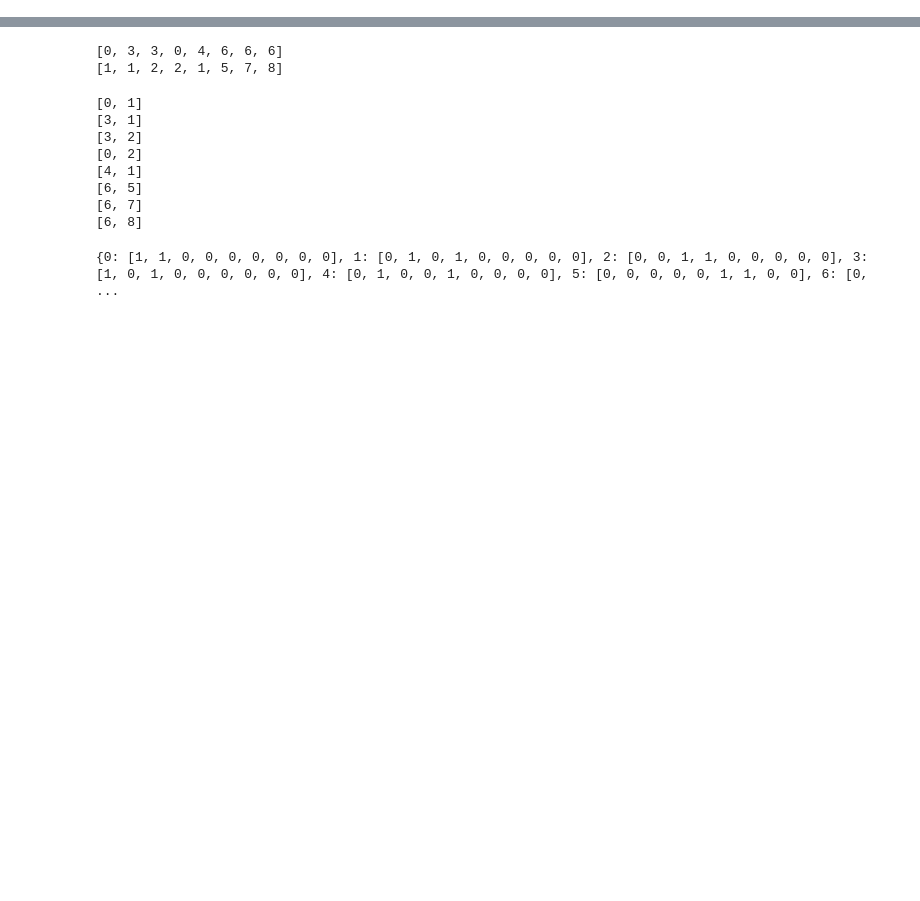
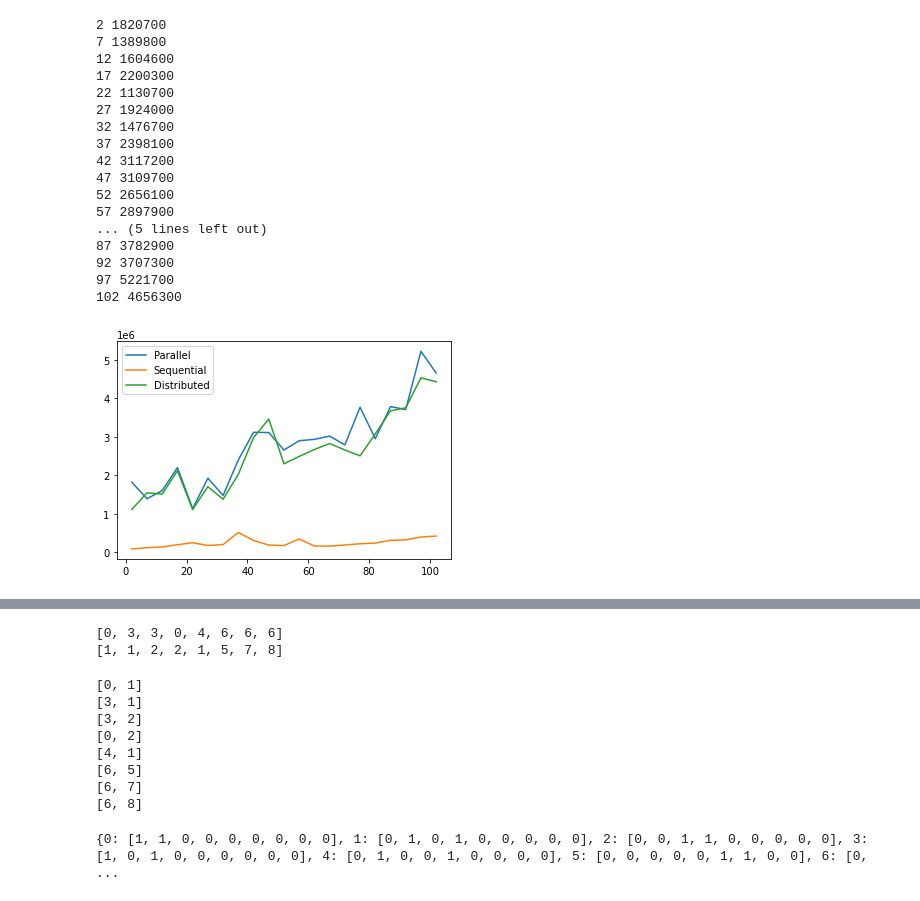
Before and after one commit to cctkovatch/PopularMatching, a Jupyter notebook: sequential_python/seq_pm.ipynb, the cells around one changed output, grey strips where cells are left out. Saved outputs shown, nothing was run; the diff lists cells and outputs as text; code cells hidden in the pictures; blank space fills up the shorter version.

```diff
--- a/sequential_python/seq_pm.ipynb
+++ b/sequential_python/seq_pm.ipynb
@@ -3,0 +84,25 @@ from collections import deque
+# %%
+plt.plot(diff_vals[5], par_time[5], label='Parallel')
+plt.plot(diff_vals[5], seq_time[5], label='Sequential')
+plt.plot(diff_vals[5], dist_time[5], label='Distributed')
+plt.legend()
+plt.show()
+# %% [output]
+2 1820700
+7 1389800
+12 1604600
+17 2200300
+22 1130700
+27 1924000
+32 1476700
+37 2398100
+42 3117200
+47 3109700
+52 2656100
+57 2897900
+... (5 lines left out)
+87 3782900
+92 3707300
+97 5221700
+102 4656300
+[figure, added]
```
Also changed, not shown: parts of 4 cells of this notebook, 16 other files.
